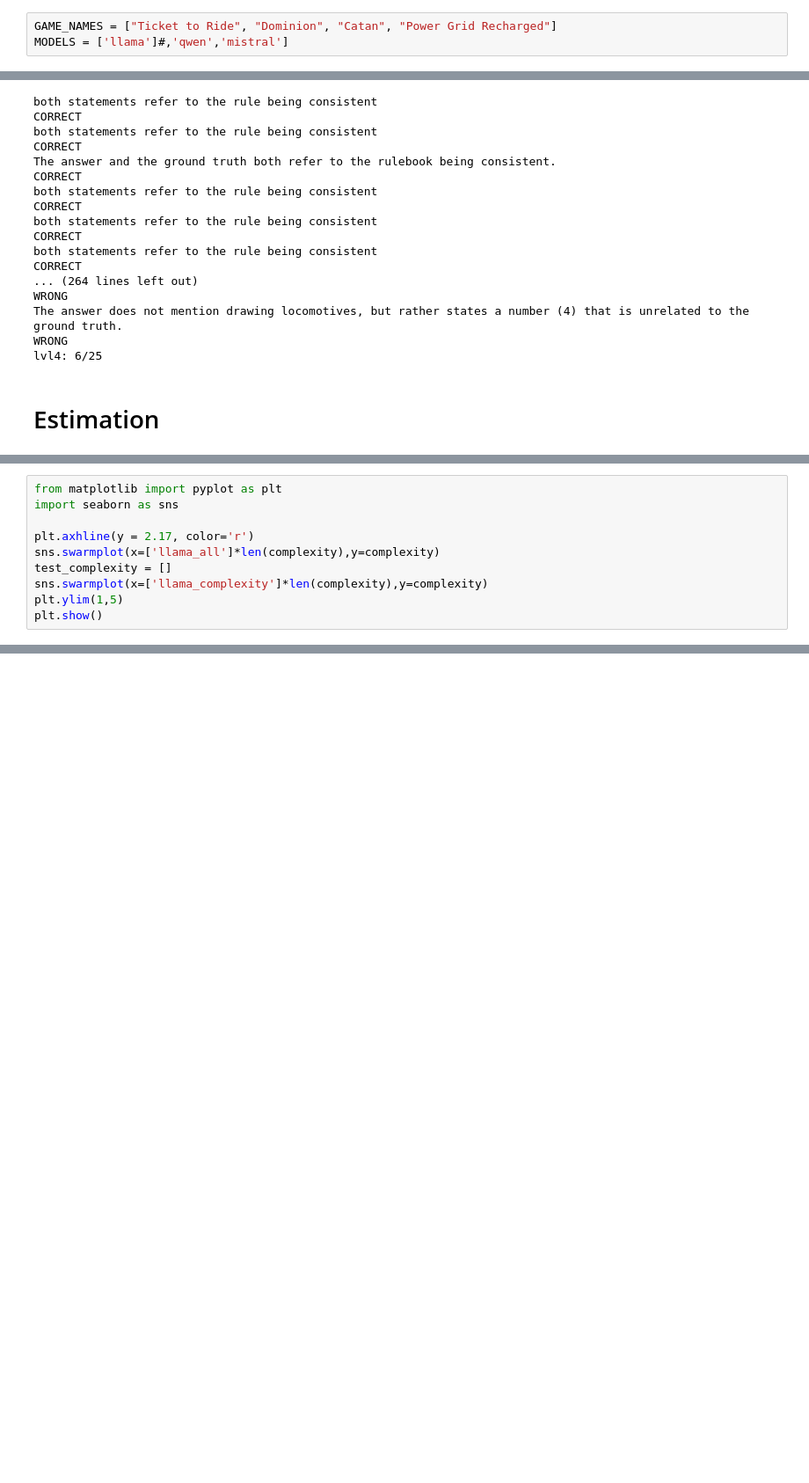
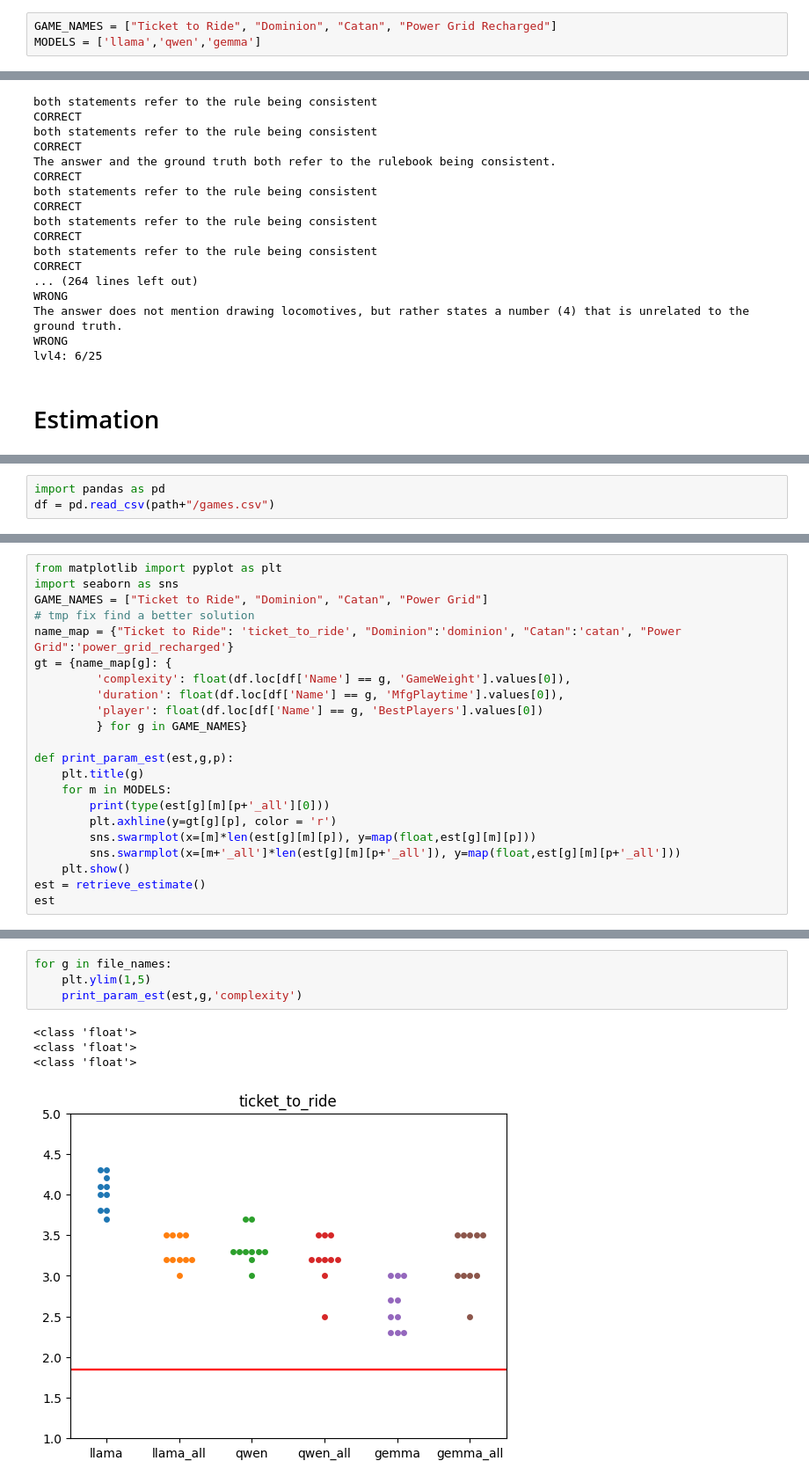
Before and after one commit to prometheus404/NLP_proj, a Jupyter notebook: evaluation.ipynb, the cells around one changed output, grey strips where cells are left out. Shown at 88% size. Drawn from its saved outputs; the diff is of its cells as text; blank space fills up the shorter version.

```diff
--- a/evaluation.ipynb
+++ b/evaluation.ipynb
@@ -16,6 +19,6 @@ Mounted at /content/drive
 # %%
 GAME_NAMES = ["Ticket to Ride", "Dominion", "Catan", "Power Grid Recharged"]
-MODELS = ['llama']#,'qwen','mistral']
+MODELS = ['llama','qwen','gemma']
 # %%
 with open('drive/MyDrive/NLP_proj/hf_api_key', 'r') as f:
     api_key = f.read()
@@ -200,0 +202,3 @@ Path to dataset files: /root/.cache/kagglehub/datasets/threnjen/board-games-data
+# %%
+import pandas as pd
+df = pd.read_csv(path+"/games.csv")
@@ -245,11 +271,23 @@ The analysis of the Dominion game's rules will be based on the provided text. Th
 # %%
 from matplotlib import pyplot as plt
 import seaborn as sns
+GAME_NAMES = ["Ticket to Ride", "Dominion", "Catan", "Power Grid"]
+# tmp fix find a better solution
+name_map = {"Ticket to Ride": 'ticket_to_ride', "Dominion":'dominion', "Catan":'catan', "Power Grid":'power_grid_recharged'}
+gt = {name_map[g]: {
+         'complexity': float(df.loc[df['Name'] == g, 'GameWeight'].values[0]),
+         'duration': float(df.loc[df['Name'] == g, 'MfgPlaytime'].values[0]),
+         'player': float(df.loc[df['Name'] == g, 'BestPlayers'].values[0])
+         } for g in GAME_NAMES}
 
-plt.axhline(y = 2.17, color='r')
-sns.swarmplot(x=['llama_all']*len(complexity),y=complexity)
-test_complexity = []
-sns.swarmplot(x=['llama_complexity']*len(complexity),y=complexity)
-plt.ylim(1,5)
-plt.show()
+def print_param_est(est,g,p):
+    plt.title(g)
+    for m in MODELS:
+        print(type(est[g][m][p+'_all'][0]))
+        plt.axhline(y=gt[g][p], color = 'r')
+        sns.swarmplot(x=[m]*len(est[g][m][p]), y=map(float,est[g][m][p]))
+        sns.swarmplot(x=[m+'_all']*len(est[g][m][p+'_all']), y=map(float,est[g][m][p+'_all']))
+    plt.show()
+est = retrieve_estimate()
+est
 # %% [output]
@@ -277,0 +330,9 @@ json.loads(s)
+# %%
+for g in file_names:
+    plt.ylim(1,5)
+    print_param_est(est,g,'complexity')
+# %% [output]
+<class 'float'>
+<class 'float'>
+<class 'float'>
+[figure, added]
```
Also changed, not shown: parts of 16 cells of this notebook, 13 other files.
